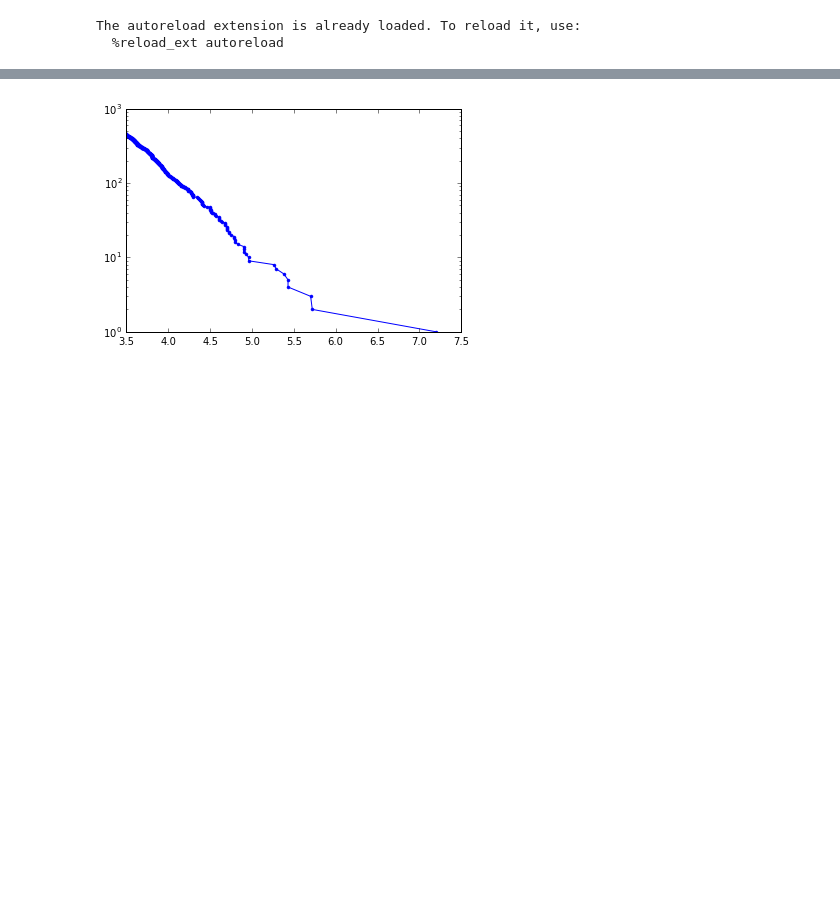
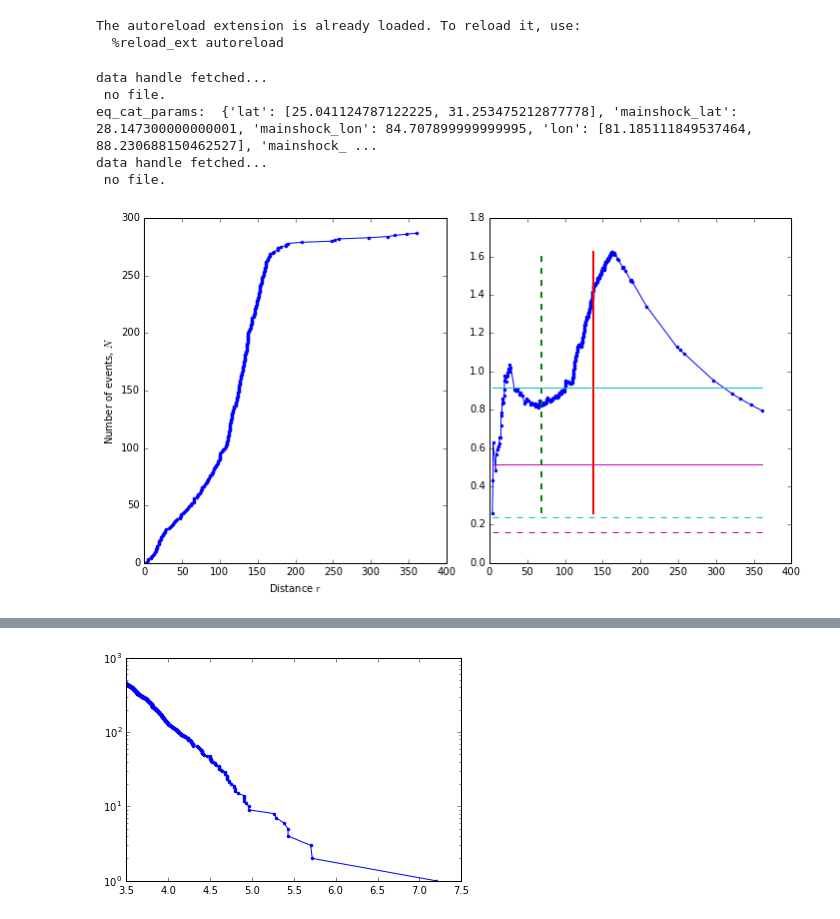
Before and after one commit to markyoder/globalETAS, a Jupyter notebook: etas_linear_density_figs.ipynb, the cells around one changed output, grey strips where cells are left out. Cells and saved outputs as stored; diff of their text form; code cells hidden in the pictures; blank space fills up the shorter version.

```diff
--- a/etas_linear_density_figs.ipynb
+++ b/etas_linear_density_figs.ipynb
@@ -182,4 +285,14 @@ def dtm64_to_datetime(x, tz_out=pytz.timezone('UTC')):
 
 def log_N_prime_max(m, mc, dm=1.0, D=1.5, d_lambda=1.76):
     return numpy.log10(2) - (.5*m - d_lambda) + (2./(2.+D))*numpy.log10(1.+D/2.) + (D/(2.+D))*(m - dm - mc)
+# %%
+A = LD_figure(**nepal_params)
+A.plot_mean_N_prime()
+# %% [output]
+data handle fetched...
+ no file.
+eq_cat_params:  {'lat': [25.041124787122225, 31.253475212877778], 'mainshock_lat': 28.147300000000001, 'mainshock_lon': 84.707899999999995, 'lon': [81.185111849537464, 88.230688150462527], 'mainshock_ ...
+data handle fetched...
+ no file.
+[figure, added]
 # %%
```
Also changed, not shown: parts of 4 cells of this notebook.
